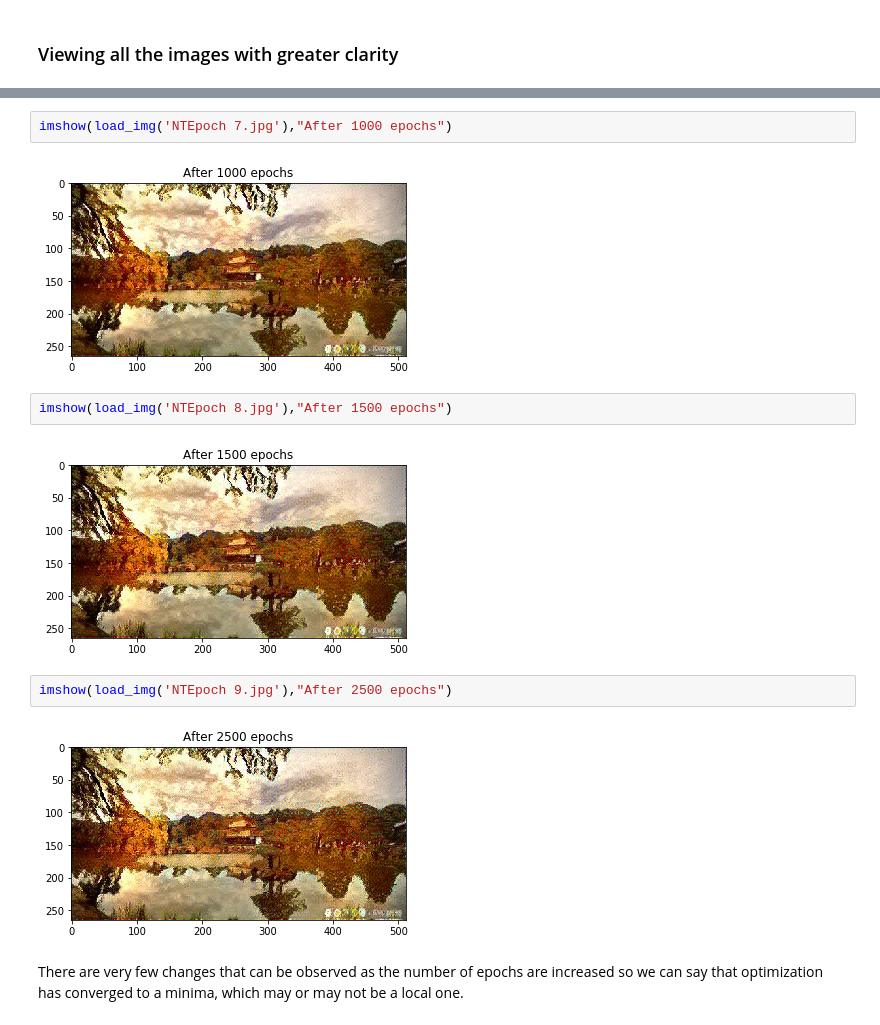
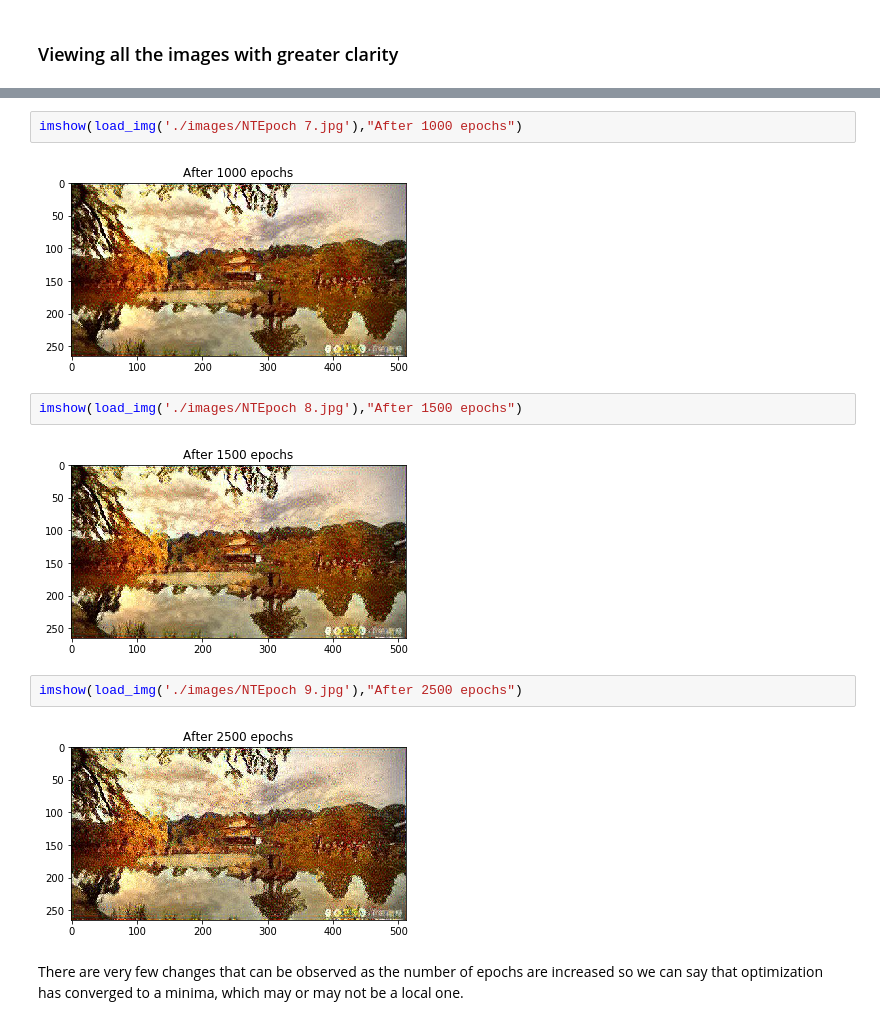
Before and after one commit to Apexinsideapex/MyelinFoundryChallenge, a Jupyter notebook: NeuralStyleTransfer.ipynb, the cells around one changed output, grey strips where cells are left out. Cells and saved outputs as stored; diff of their text form.

```diff
--- a/NeuralStyleTransfer.ipynb
+++ b/NeuralStyleTransfer.ipynb
@@ -230,15 +229,15 @@ imshow(load_img('NTEpoch 6.jpg'),"After 500 epochs")
 # %%
-imshow(load_img('NTEpoch 7.jpg'),"After 1000 epochs")
+imshow(load_img('./images/NTEpoch 7.jpg'),"After 1000 epochs")
 # %% [output]
-[figure, old version]
+[figure, new version]
 # %%
-imshow(load_img('NTEpoch 8.jpg'),"After 1500 epochs")
+imshow(load_img('./images/NTEpoch 8.jpg'),"After 1500 epochs")
 # %% [output]
-[figure, old version]
+[figure, new version]
 # %%
-imshow(load_img('NTEpoch 9.jpg'),"After 2500 epochs")
+imshow(load_img('./images/NTEpoch 9.jpg'),"After 2500 epochs")
 # %% [output]
-[figure, old version]
+[figure, new version]
 # %% [markdown]
 <p>There are very few changes that can be observed as the number of epochs are increased so we can say that optimization has converged to a minima, which may or may not be a local one.
 # %% [markdown]
```
Also changed, not shown: parts of 8 cells of this notebook, 27 other files.
